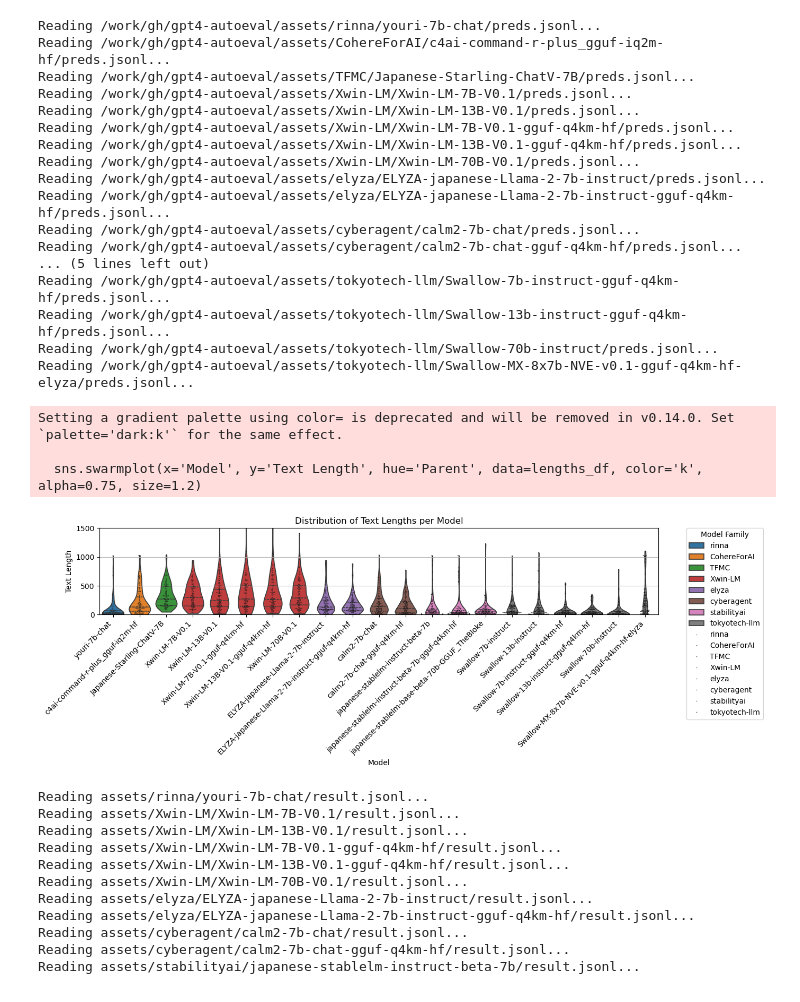
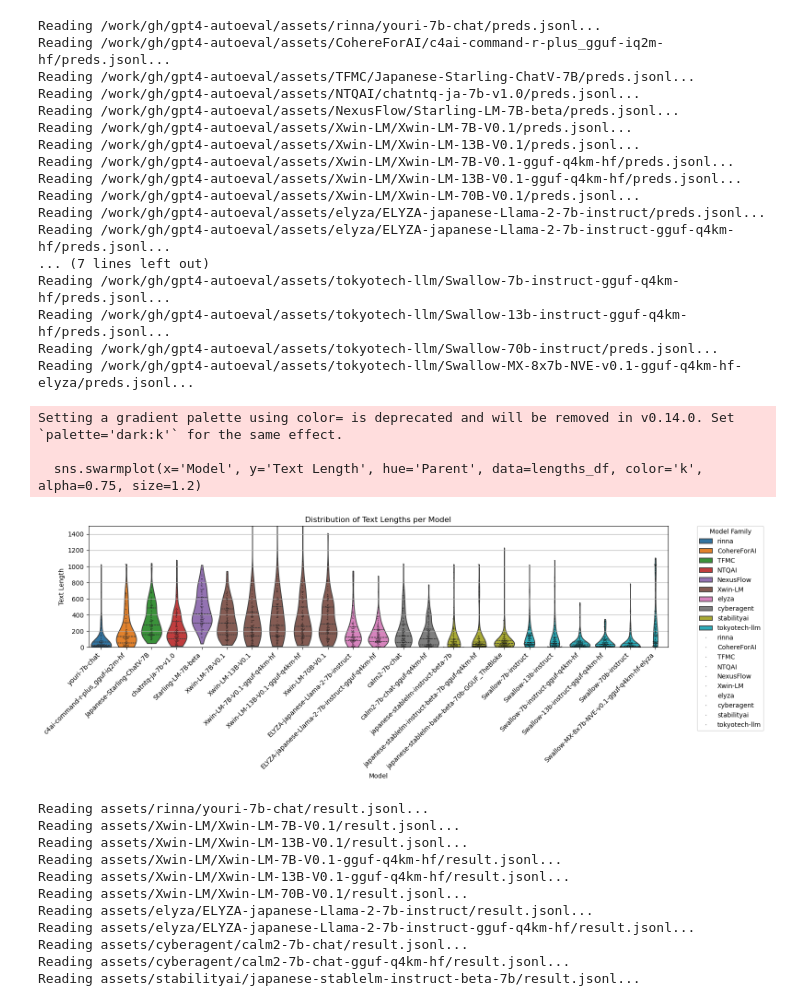
Before and after one commit to Northern-System-Service/gpt4-autoeval, a Jupyter notebook: comparison.ipynb, the cells around one changed output. Cells and saved outputs as stored; diff of their text form; code cells hidden in the pictures.

Commit message:
eval: Add ancestors of TFMC/Japanese-Starling-ChatV-7B
(NTQAI/chatntq-ja-7b-v1.0, NexusFlow/Starling-LM-7B-beta, openchat/openchat-3.5-0106)

```diff
--- a/comparison.ipynb
+++ b/comparison.ipynb
@@ -14,6 +14,9 @@ model_dirs = [
     base_path / "Xwin-LM" / "Xwin-LM-70B-V0.1",
     base_path / "deepseek-ai" / "deepseek-llm-67b-chat-GGUF_TheBloke",
     base_path / "01-ai" / "Yi-34B-Chat-4bits",
+    base_path / "NTQAI" / "chatntq-ja-7b-v1.0",
+    base_path / "openchat" / "openchat-3.5-0106",
+    base_path / "NexusFlow" / "Starling-LM-7B-beta",
     base_path / "tokyotech-llm" / "Swallow-MX-8x7b-NVE-v0.1-gguf-q4km-hf",
     base_path / "elyza" / "ELYZA-japanese-Llama-2-13b-instruct",
     base_path / "stabilityai" / "japanese-stablelm-base-beta-70b-GGUF_TheBloke",
@@ -63,8 +66,10 @@ for model_dir in model_dirs:
 plt.figure(figsize=(11, 6))
 
 for i, (model, stats) in enumerate(stats_data.items()):
-    if "starling" in model.lower():
+    if "starling" in model.lower() or "ntq" in model.lower():
         bar_color = 'orangered'
+    elif "0106" in model.lower():
+        bar_color = 'rebeccapurple'
     else:
         bar_color = 'skyblue'
 
@@ -129,7 +134,10 @@ violin_model_dirs = [
 
     # base_path / "karakuri-ai" / "karakuri-lm-70b-chat-v0.1",
     base_path / "CohereForAI" / "c4ai-command-r-plus_gguf-iq2m-hf",
+
     base_path / "TFMC" / "Japanese-Starling-ChatV-7B",
+    base_path / "NTQAI" / "chatntq-ja-7b-v1.0",
+    base_path / "NexusFlow" / "Starling-LM-7B-beta",
 
     base_path / "Xwin-LM" / "Xwin-LM-7B-V0.1",
     base_path / "Xwin-LM" / "Xwin-LM-13B-V0.1",
@@ -192,39 +200,39 @@ for model_dir in violin_model_dirs:
 lengths_df = pd.DataFrame({'Parent': parents, 'Model': models, 'Text Length': text_lengths})
 
 # Plotting with seaborn's violin plot
-plt.figure(figsize=(12, 5))
+plt.figure(figsize=(14, 6))
 sns.violinplot(x='Model', y='Text Length', hue='Parent', data=lengths_df, inner='quartile', cut=0)
 # Add swarmplot
 sns.swarmplot(x='Model', y='Text Length', hue='Parent', data=lengths_df, color='k', alpha=0.75, size=1.2)
 plt.xticks(rotation=45, ha='right')
 plt.title('Distribution of Text Lengths per Model')
 plt.tight_layout()
 plt.grid(axis="y")
 plt.ylim(0, 1500)
 plt.legend(title='Model Family', bbox_to_anchor=(1.05, 1), loc=2, borderaxespad=0.)
 plt.show()
 # %% [output]
 Reading /work/gh/gpt4-autoeval/assets/rinna/youri-7b-chat/preds.jsonl...
 Reading /work/gh/gpt4-autoeval/assets/CohereForAI/c4ai-command-r-plus_gguf-iq2m-hf/preds.jsonl...
 Reading /work/gh/gpt4-autoeval/assets/TFMC/Japanese-Starling-ChatV-7B/preds.jsonl...
+Reading /work/gh/gpt4-autoeval/assets/NTQAI/chatntq-ja-7b-v1.0/preds.jsonl...
+Reading /work/gh/gpt4-autoeval/assets/NexusFlow/Starling-LM-7B-beta/preds.jsonl...
 Reading /work/gh/gpt4-autoeval/assets/Xwin-LM/Xwin-LM-7B-V0.1/preds.jsonl...
 Reading /work/gh/gpt4-autoeval/assets/Xwin-LM/Xwin-LM-13B-V0.1/preds.jsonl...
 Reading /work/gh/gpt4-autoeval/assets/Xwin-LM/Xwin-LM-7B-V0.1-gguf-q4km-hf/preds.jsonl...
 Reading /work/gh/gpt4-autoeval/assets/Xwin-LM/Xwin-LM-13B-V0.1-gguf-q4km-hf/preds.jsonl...
 Reading /work/gh/gpt4-autoeval/assets/Xwin-LM/Xwin-LM-70B-V0.1/preds.jsonl...
 Reading /work/gh/gpt4-autoeval/assets/elyza/ELYZA-japanese-Llama-2-7b-instruct/preds.jsonl...
 Reading /work/gh/gpt4-autoeval/assets/elyza/ELYZA-japanese-Llama-2-7b-instruct-gguf-q4km-hf/preds.jsonl...
-Reading /work/gh/gpt4-autoeval/assets/cyberagent/calm2-7b-chat/preds.jsonl...
-Reading /work/gh/gpt4-autoeval/assets/cyberagent/calm2-7b-chat-gguf-q4km-hf/preds.jsonl...
-... (5 lines left out)
+... (7 lines left out)
 Reading /work/gh/gpt4-autoeval/assets/tokyotech-llm/Swallow-7b-instruct-gguf-q4km-hf/preds.jsonl...
 Reading /work/gh/gpt4-autoeval/assets/tokyotech-llm/Swallow-13b-instruct-gguf-q4km-hf/preds.jsonl...
 Reading /work/gh/gpt4-autoeval/assets/tokyotech-llm/Swallow-70b-instruct/preds.jsonl...
 Reading /work/gh/gpt4-autoeval/assets/tokyotech-llm/Swallow-MX-8x7b-NVE-v0.1-gguf-q4km-hf-elyza/preds.jsonl...
 Setting a gradient palette using color= is deprecated and will be removed in v0.14.0. Set `palette='dark:k'` for the same effect.
 
   sns.swarmplot(x='Model', y='Text Length', hue='Parent', data=lengths_df, color='k', alpha=0.75, size=1.2)
-[figure, old version]
+[figure, new version]
 # %%
 from pathlib import Path
 
```
Also changed, not shown: parts of 1 cell of this notebook, 7 other files.
